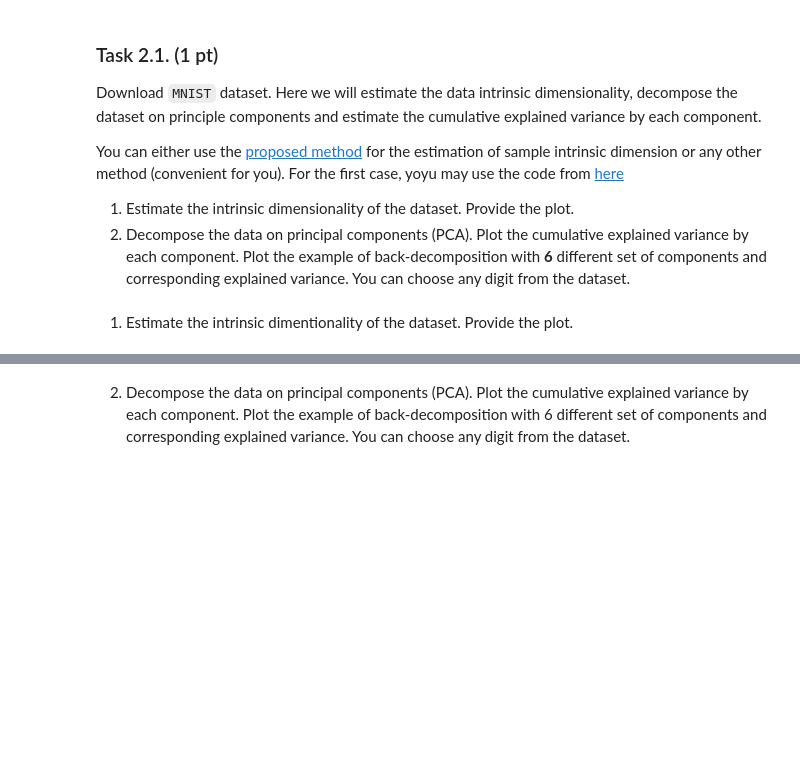
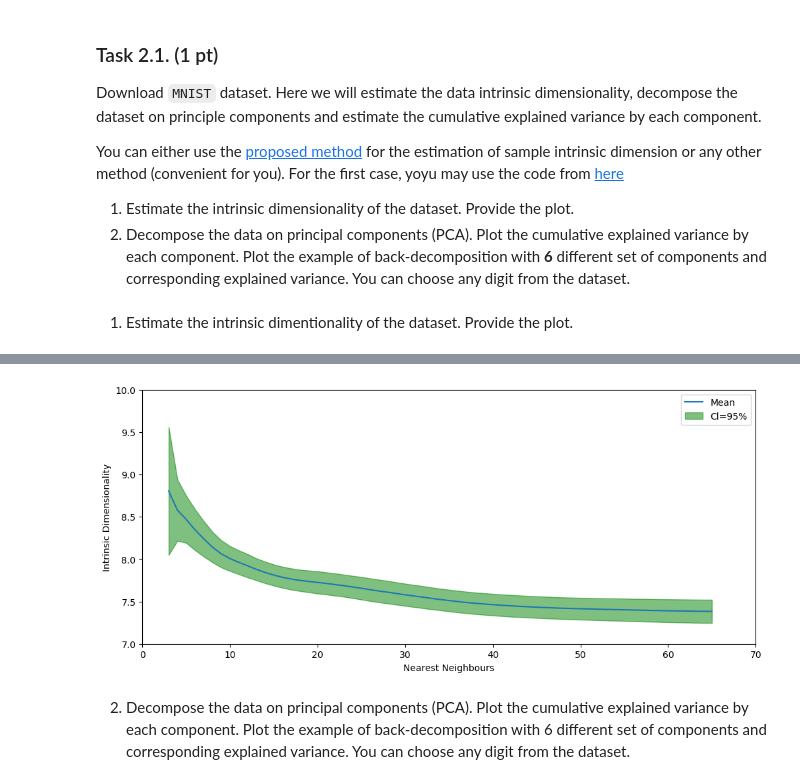
Before and after one commit to LoneWayfarer/ML_course, a Jupyter notebook: HW_2/Part2/ML2023HW02_part2.ipynb, the cells around one changed output, grey strips where cells are left out. Saved outputs shown, nothing was run; the diff lists cells and outputs as text; code cells hidden in the pictures; blank space fills up the shorter version.

```diff
--- a/HW_2/Part2/ML2023HW02_part2.ipynb
+++ b/HW_2/Part2/ML2023HW02_part2.ipynb
@@ -173,3 +168,82 @@ Expected output format
+# %%
+### BEGIN SOLUTION (do not delete this comment!)
+from tqdm.autonotebook import tqdm
+import pandas as pd
+import numpy as np
+from sklearn.neighbors import NearestNeighbors
+
+def intrinsic_dim_sample_wise(X, k=5):
+    neighb = NearestNeighbors(n_neighbors=k + 1).fit(X)
+    dist, ind = neighb.kneighbors(X)
+    dist = dist[:, 1:]
+    dist = dist[:, 0:k]
+    assert dist.shape == (X.shape[0], k)
+    assert np.all(dist > 0)
+    d = np.log(dist[:, k - 1: k] / dist[:, 0:k-1])
+    d = d.sum(axis=1) / (k - 2)
+    d = 1. / d
+    intdim_sample = d
+    return intdim_sample
+
+def intrinsic_dim_scale_interval(X, k1=10, k2=20):
+    X = pd.DataFrame(X).drop_duplicates().values # remove duplicates in case you use bootstrapping
+    intdim_k = []
+    for k in range(k1, k2 + 1):
+        m = intrinsic_dim_sample_wise(X, k).mean()
+        intdim_k.append(m)
+    return intdim_k
+
+def repeated(func, X, nb_iter=100, random_state=None, verbose=0, mode='bootstrap', **func_kw):
+    if random_state is None:
+        rng = np.random
+    else:
+        rng = np.random.RandomState(random_state)
+    nb_examples = X.shape[0]
+    results = []
+
+    iters = range(nb_iter)
+    if verbose > 0:
+        iters = tqdm(iters)
+    for i in iters:
+        if mode == 'bootstrap':
+            Xr = X[rng.randint(0, nb_examples, size=nb_examples)]
+        elif mode == 'shuffle':
+            ind = np.arange(nb_examples)
+            rng.shuffle(ind)
+            Xr = X[ind]
+        elif mode == 'same':
+            Xr = X
+        else:
+            raise ValueError('unknown mode : {}'.format(mode))
+        results.append(func(Xr, **func_kw))
+    return results
+
+k1 = 3 # start of interval(included)
+k2 = 65 # end of interval(included)
+intdim_k_repeated = repeated(intrinsic_dim_scale_interval,
+                             data,
+                             mode='bootstrap',
+                             nb_iter=500,
+                             verbose=1,
+                             k1=k1, k2=k2)
+intdim_k_repeated = np.array(intdim_k_repeated)
+
+m = intdim_k_repeated.mean(axis=0)
+s = intdim_k_repeated.std(axis=0)
+
+plt.figure(figsize=(12,5))
+plt.plot(range(k1,k2+1),m,label='Mean')
+plt.fill_between(range(k1,k2+1),m-s,m+s,alpha=0.5,color='green',label='Cl=95%')
+plt.xlim([0,k2+5])
+plt.ylim([7,10])
+plt.xlabel('Nearest Neighbours')
+plt.ylabel('Intrinsic Dimensionality')
+plt.legend()
+plt.show()
+
+### END SOLUTION (do not delete this comment!)
+# %% [output]
+[figure, added]
 # %% [markdown]
 2) Decompose the data on principal components (PCA). Plot the cumulative explained variance by each component. Plot the example of back-decomposition with 6 different set of components and corresponding explained variance. You can choose any digit from the dataset.
 # %%
```
Also changed, not shown: parts of 2 cells of this notebook.
